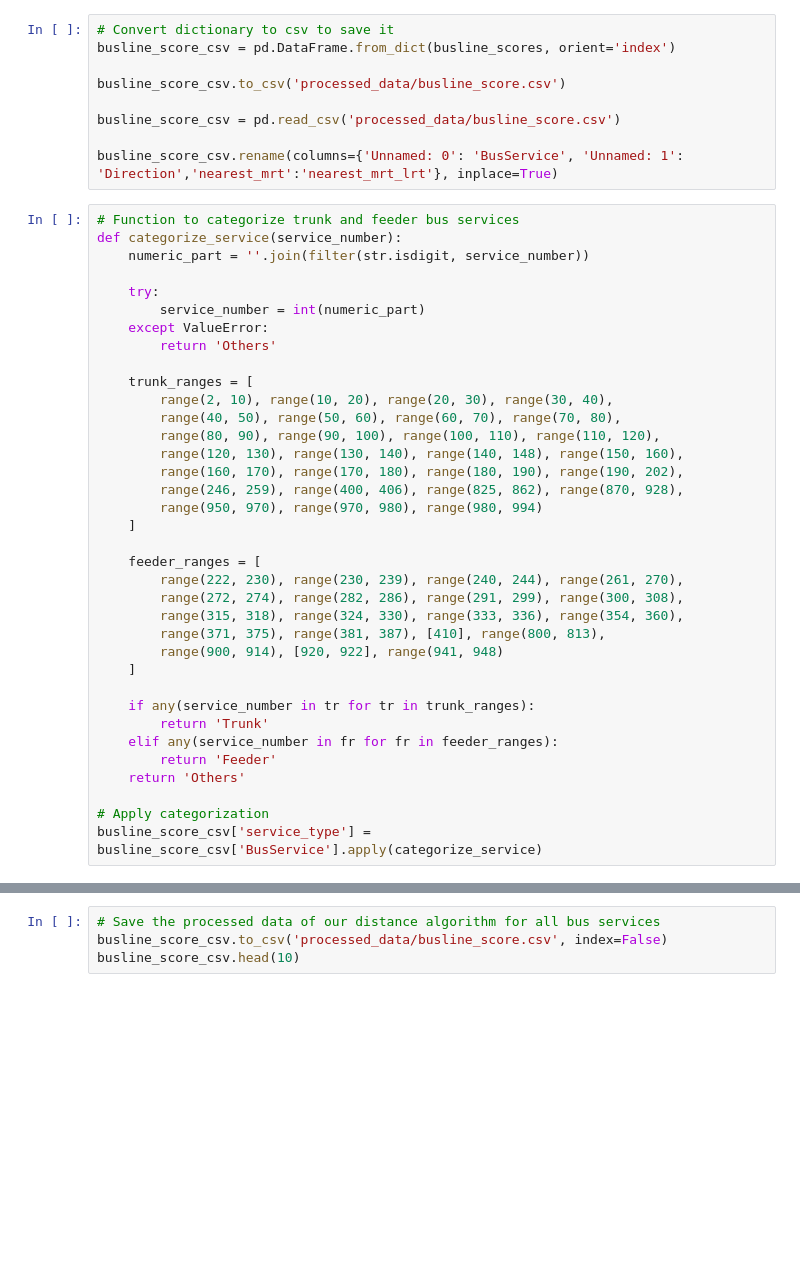
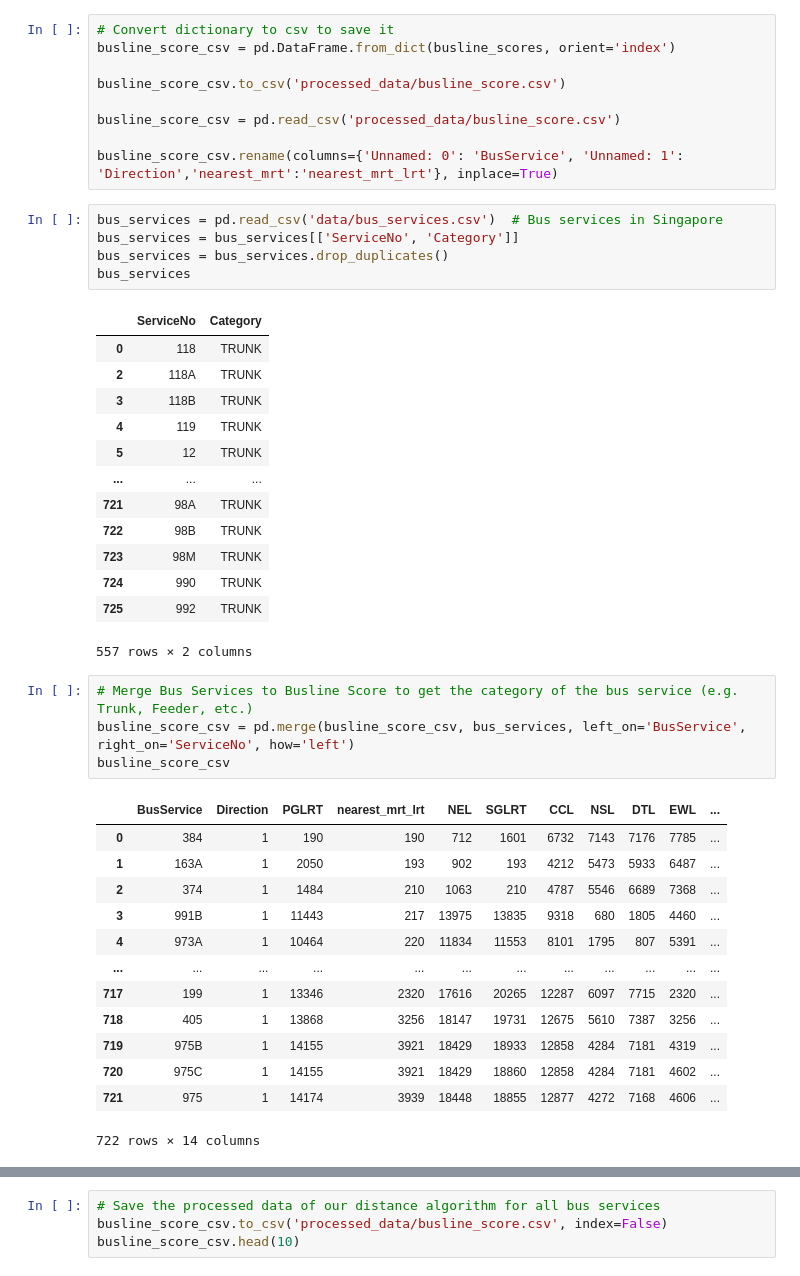
Before and after one commit to brandono7/DSA4264_Geospatial, a Jupyter notebook: Bus Algorithm.ipynb, the cells around one changed output, grey strips where cells are left out. Saved outputs shown, nothing was run; the diff lists cells and outputs as text; blank space fills up the shorter version.

```diff
--- a/Bus Algorithm.ipynb
+++ b/Bus Algorithm.ipynb
@@ -162,40 +162,41 @@ busline_score_csv.to_csv('processed_data/busline_score.csv')
 busline_score_csv = pd.read_csv('processed_data/busline_score.csv')
 
 busline_score_csv.rename(columns={'Unnamed: 0': 'BusService', 'Unnamed: 1': 'Direction','nearest_mrt':'nearest_mrt_lrt'}, inplace=True)
-# %%
-# Function to categorize trunk and feeder bus services
-def categorize_service(service_number):
-    numeric_part = ''.join(filter(str.isdigit, service_number))
-
-    try:
-        service_number = int(numeric_part)
-    except ValueError:
-        return 'Others'
-
-    trunk_ranges = [
-        range(2, 10), range(10, 20), range(20, 30), range(30, 40),
-        range(40, 50), range(50, 60), range(60, 70), range(70, 80),
-        range(80, 90), range(90, 100), range(100, 110), range(110, 120),
-        range(120, 130), range(130, 140), range(140, 148), range(150, 160),
-        range(160, 170), range(170, 180), range(180, 190), range(190, 202),
-        range(246, 259), range(400, 406), range(825, 862), range(870, 928),
-        range(950, 970), range(970, 980), range(980, 994)
-    ]
-
-    feeder_ranges = [
-        range(222, 230), range(230, 239), range(240, 244), range(261, 270),
-        range(272, 274), range(282, 286), range(291, 299), range(300, 308),
-        range(315, 318), range(324, 330), range(333, 336), range(354, 360),
-        range(371, 375), range(381, 387), [410], range(800, 813),
-        range(900, 914), [920, 922], range(941, 948)
-    ]
-
-    if any(service_number in tr for tr in trunk_ranges):
-        return 'Trunk'
-    elif any(service_number in fr for fr in feeder_ranges):
-        return 'Feeder'
-    return 'Others'
-
-# Apply categorization
-busline_score_csv['service_type'] = busline_score_csv['BusService'].apply(categorize_service)
+# %%
+bus_services = pd.read_csv('data/bus_services.csv')  # Bus services in Singapore
+bus_services = bus_services[['ServiceNo', 'Category']]
+bus_services = bus_services.drop_duplicates()
+bus_services
+# %% [output]
+|  | ServiceNo | Category |
+| 0 | 118 | TRUNK |
+| 2 | 118A | TRUNK |
+| 3 | 118B | TRUNK |
+| 4 | 119 | TRUNK |
+| 5 | 12 | TRUNK |
+| ... | ... | ... |
+| 721 | 98A | TRUNK |
+| 722 | 98B | TRUNK |
+| 723 | 98M | TRUNK |
+| 724 | 990 | TRUNK |
+| 725 | 992 | TRUNK |
+557 rows × 2 columns
+# %%
+# Merge Bus Services to Busline Score to get the category of the bus service (e.g. Trunk, Feeder, etc.)
+busline_score_csv = pd.merge(busline_score_csv, bus_services, left_on='BusService', right_on='ServiceNo', how='left')
+busline_score_csv
+# %% [output]
+|  | BusService | Direction | PGLRT | nearest_mrt_lrt | NEL | SGLRT | CCL | NSL | DTL | EWL | ... |
+| 0 | 384 | 1 | 190 | 190 | 712 | 1601 | 6732 | 7143 | 7176 | 7785 | ... |
+| 1 | 163A | 1 | 2050 | 193 | 902 | 193 | 4212 | 5473 | 5933 | 6487 | ... |
+| 2 | 374 | 1 | 1484 | 210 | 1063 | 210 | 4787 | 5546 | 6689 | 7368 | ... |
+| 3 | 991B | 1 | 11443 | 217 | 13975 | 13835 | 9318 | 680 | 1805 | 4460 | ... |
+| 4 | 973A | 1 | 10464 | 220 | 11834 | 11553 | 8101 | 1795 | 807 | 5391 | ... |
+| ... | ... | ... | ... | ... | ... | ... | ... | ... | ... | ... | ... |
+| 717 | 199 | 1 | 13346 | 2320 | 17616 | 20265 | 12287 | 6097 | 7715 | 2320 | ... |
+| 718 | 405 | 1 | 13868 | 3256 | 18147 | 19731 | 12675 | 5610 | 7387 | 3256 | ... |
+| 719 | 975B | 1 | 14155 | 3921 | 18429 | 18933 | 12858 | 4284 | 7181 | 4319 | ... |
+| 720 | 975C | 1 | 14155 | 3921 | 18429 | 18860 | 12858 | 4284 | 7181 | 4602 | ... |
+| 721 | 975 | 1 | 14174 | 3939 | 18448 | 18855 | 12877 | 4272 | 7168 | 4606 | ... |
+722 rows × 14 columns
 # %%
```
Also changed, not shown: parts of 2 cells of this notebook, 11 other files.
